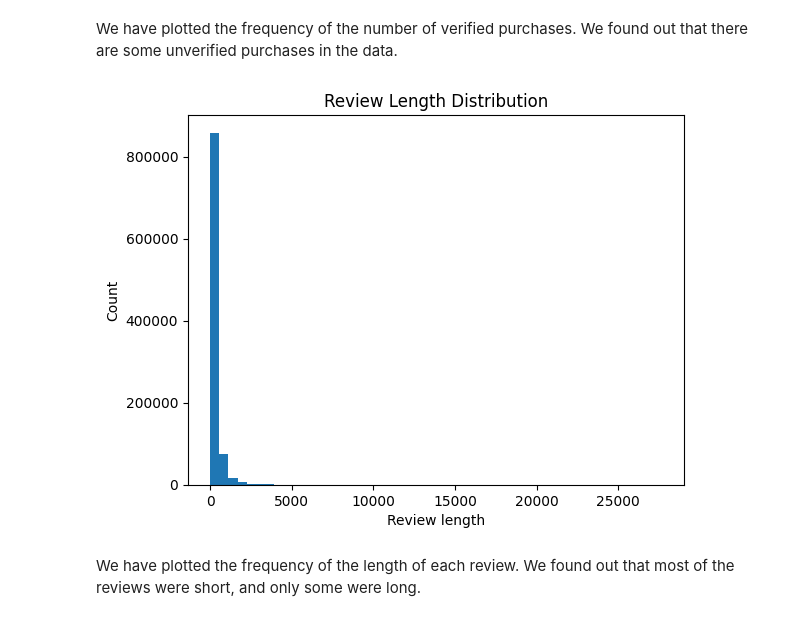
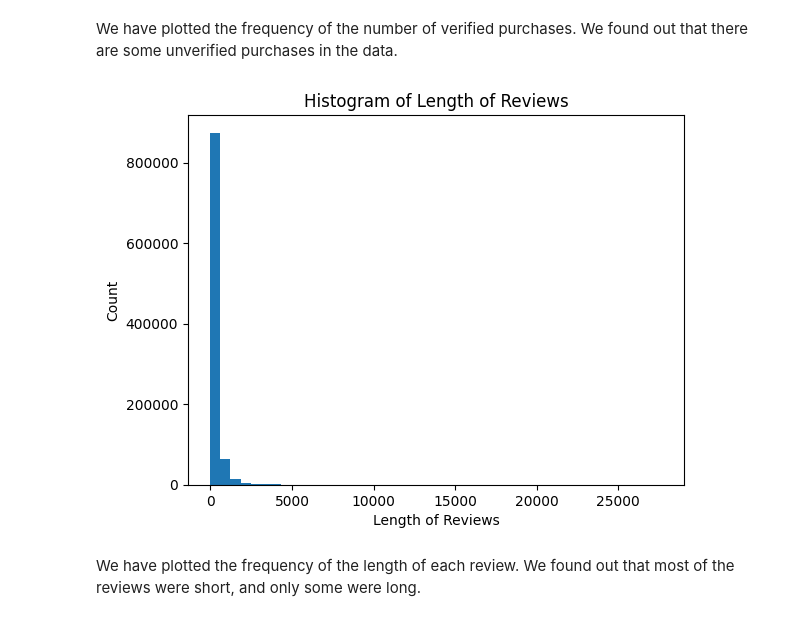
Before and after one commit to sunil-thapa99/assignment-1-2304, a Jupyter notebook: main.ipynb, the cells around one changed output. Saved outputs shown, nothing was run; the diff lists cells and outputs as text; code cells hidden in the pictures.

```diff
--- a/main.ipynb
+++ b/main.ipynb
@@ -148,20 +145,15 @@ plt.show()
 # %% [markdown]
 We have plotted the frequency of the number of verified purchases. We found out that there are some unverified purchases in the data.
 # %%
-# Calculate the length of each review
-df['review_length'] = df['review_body'].apply(len)
+# Visualize the length of reviews
+df['length_review'] = df['review_body'].apply(len)
 
-# Create a histogram of review lengths
-plt.hist(df['review_length'], bins=50)
-
-# Add labels and title
-plt.xlabel('Review length')
+plt.hist(df['length_review'], bins=45)
+plt.title('Histogram of Length of Reviews')
+plt.xlabel('Length of Reviews')
 plt.ylabel('Count')
-plt.title('Review Length Distribution')
-
-# Show the chart
 plt.show()
 # %% [output]
-[figure, old version]
+[figure, new version]
 # %% [markdown]
 We have plotted the frequency of the length of each review. We found out that most of the reviews were short, and only some were long.
```
Also changed, not shown: parts of 9 cells of this notebook.
